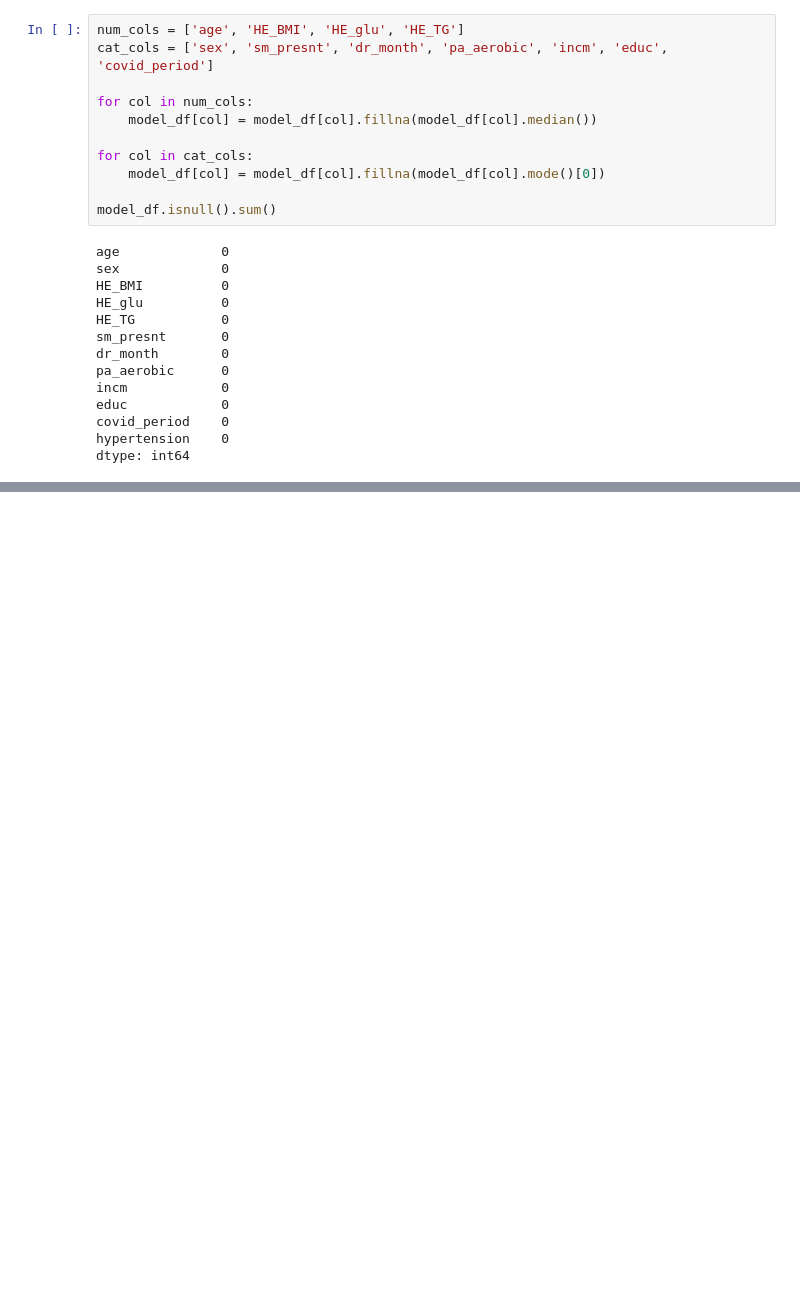
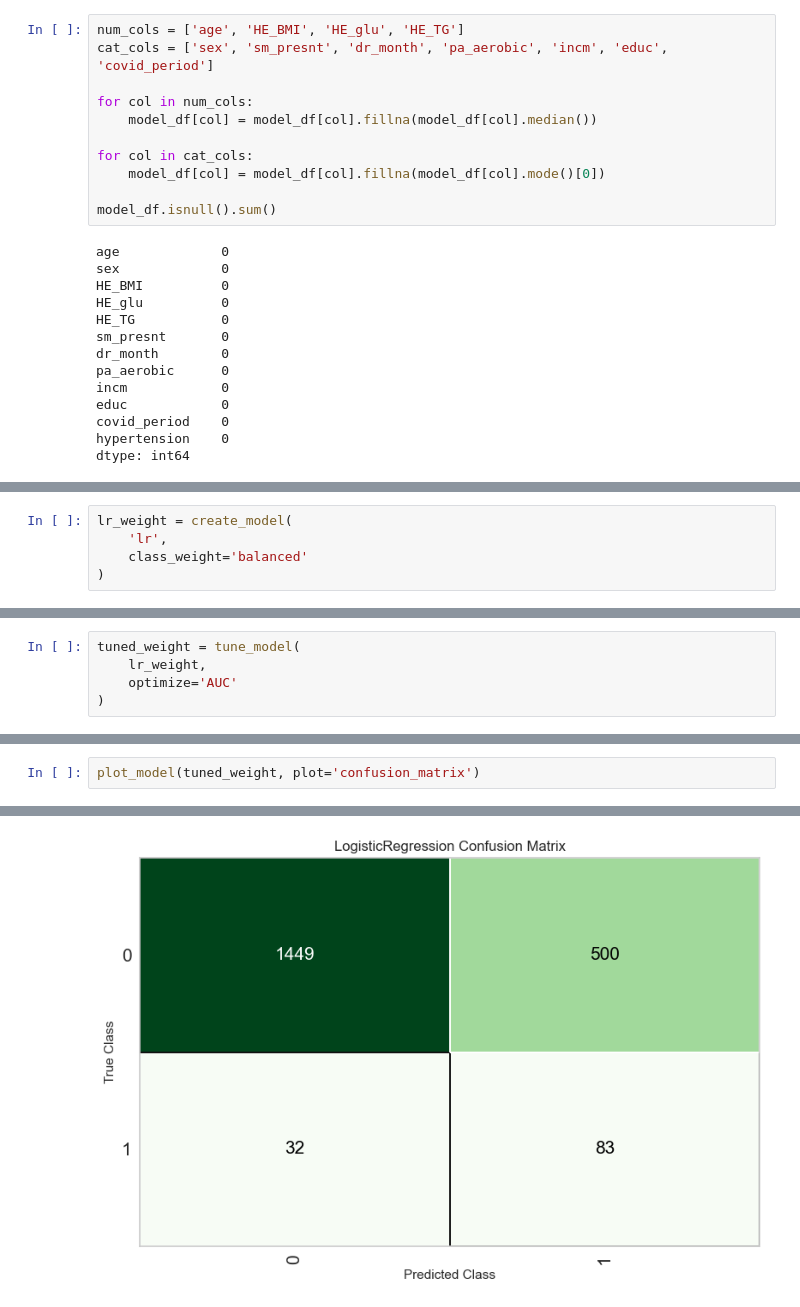
Before and after one commit to thanhdvu/cardiovascular-risk-khanes, a Jupyter notebook: professor_feedback_review/04_professor_feedback_review.ipynb, the cells around one changed output, grey strips where cells are left out. Drawn from its saved outputs; the diff is of its cells as text; blank space fills up the shorter version.

```diff
--- a/professor_feedback_review/04_professor_feedback_review.ipynb
+++ b/professor_feedback_review/04_professor_feedback_review.ipynb
@@ -459,0 +271,5 @@ feature_expansion_table
+# %%
+lr_weight = create_model(
+    'lr',
+    class_weight='balanced'
+)
@@ -459,0 +301,5 @@ feature_expansion_table
+# %%
+tuned_weight = tune_model(
+    lr_weight,
+    optimize='AUC'
+)
@@ -459,0 +403,3 @@ feature_expansion_table
+# %%
+plot_model(tuned_weight, plot='confusion_matrix')
+# %% [output]
@@ -459,0 +407 @@ feature_expansion_table
+[figure, added]
```
Also changed, not shown: parts of 93 cells of this notebook.
